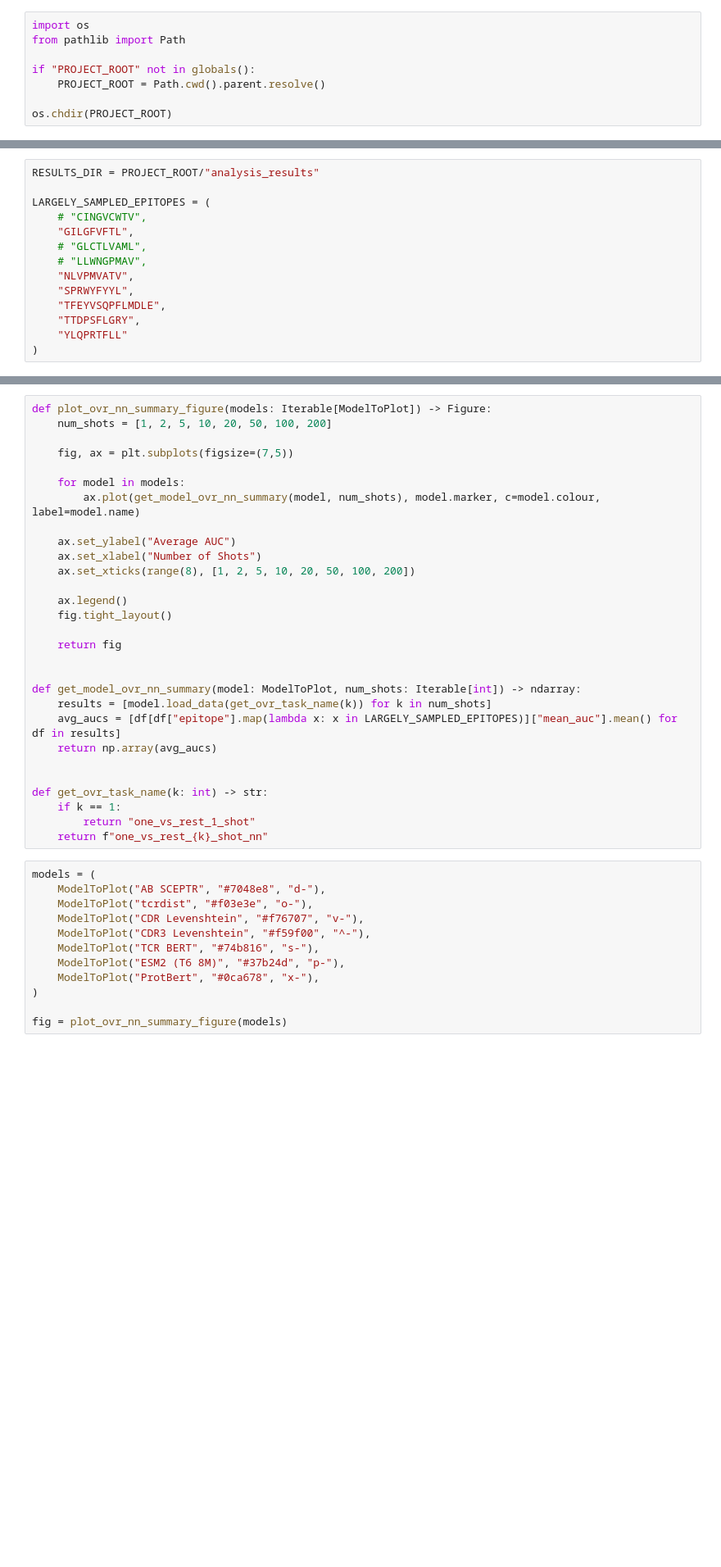
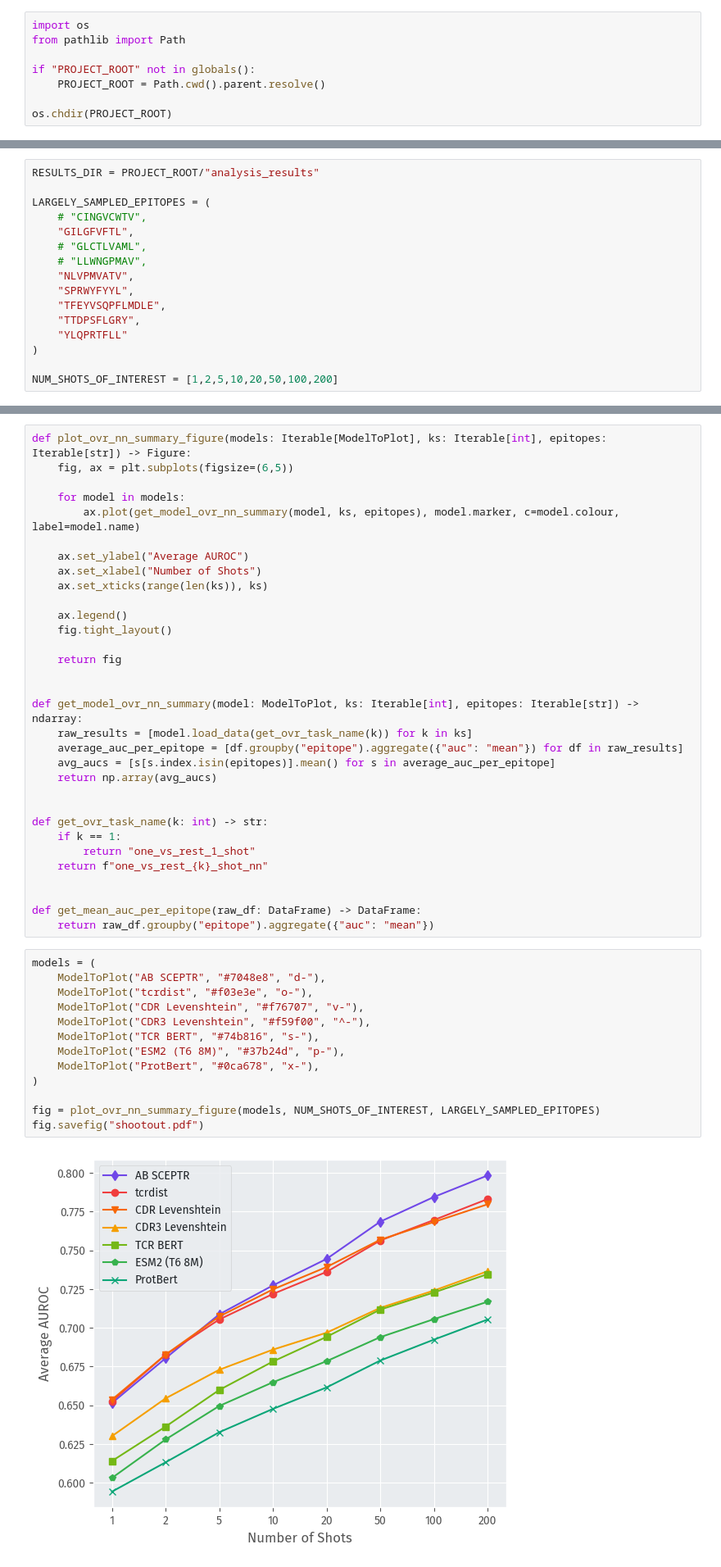
Before and after one commit to yutanagano/sceptr_publication_analyses, a Jupyter notebook: notebooks/plot_generation.ipynb, the cells around one changed output, grey strips where cells are left out. Shown: that part at 82% size. Saved outputs shown, nothing was run; the diff lists cells and outputs as text; blank space fills up the shorter version.

Commit message:
Updated figure generation

```diff
--- a/notebooks/plot_generation.ipynb
+++ b/notebooks/plot_generation.ipynb
@@ -32,6 +32,8 @@ LARGELY_SAMPLED_EPITOPES = (
     "TTDPSFLGRY",
     "YLQPRTFLL"
 )
+
+NUM_SHOTS_OF_INTEREST = [1,2,5,10,20,50,100,200]
 # %%
 class ModelToPlot:
     def __init__(self, model_name: str, colour: str, marker: str) -> None:
@@ -49,17 +51,15 @@ class ModelToPlot:
             epc = EditPenaltyCollection.from_save(f)
         return EditPenaltyCollectionAnalyser(epc)
 # %%
-def plot_ovr_nn_summary_figure(models: Iterable[ModelToPlot]) -> Figure:
-    num_shots = [1, 2, 5, 10, 20, 50, 100, 200]
-
-    fig, ax = plt.subplots(figsize=(7,5))
+def plot_ovr_nn_summary_figure(models: Iterable[ModelToPlot], ks: Iterable[int], epitopes: Iterable[str]) -> Figure:
+    fig, ax = plt.subplots(figsize=(6,5))
 
     for model in models:
-        ax.plot(get_model_ovr_nn_summary(model, num_shots), model.marker, c=model.colour, label=model.name)
+        ax.plot(get_model_ovr_nn_summary(model, ks, epitopes), model.marker, c=model.colour, label=model.name)
 
-    ax.set_ylabel("Average AUC")
+    ax.set_ylabel("Average AUROC")
     ax.set_xlabel("Number of Shots")
-    ax.set_xticks(range(8), [1, 2, 5, 10, 20, 50, 100, 200])
+    ax.set_xticks(range(len(ks)), ks)
 
     ax.legend()
     fig.tight_layout()
@@ -67,9 +67,10 @@ def plot_ovr_nn_summary_figure(models: Iterable[ModelToPlot]) -> Figure:
     return fig
 
 
-def get_model_ovr_nn_summary(model: ModelToPlot, num_shots: Iterable[int]) -> ndarray:
-    results = [model.load_data(get_ovr_task_name(k)) for k in num_shots]
-    avg_aucs = [df[df["epitope"].map(lambda x: x in LARGELY_SAMPLED_EPITOPES)]["mean_auc"].mean() for df in results]
+def get_model_ovr_nn_summary(model: ModelToPlot, ks: Iterable[int], epitopes: Iterable[str]) -> ndarray:
+    raw_results = [model.load_data(get_ovr_task_name(k)) for k in ks]
+    average_auc_per_epitope = [df.groupby("epitope").aggregate({"auc": "mean"}) for df in raw_results]
+    avg_aucs = [s[s.index.isin(epitopes)].mean() for s in average_auc_per_epitope]
     return np.array(avg_aucs)
 
 
@@ -77,18 +78,25 @@ def get_ovr_task_name(k: int) -> str:
     if k == 1:
         return "one_vs_rest_1_shot"
     return f"one_vs_rest_{k}_shot_nn"
+
+
+def get_mean_auc_per_epitope(raw_df: DataFrame) -> DataFrame:
+    return raw_df.groupby("epitope").aggregate({"auc": "mean"})
 # %%
 models = (
     ModelToPlot("AB SCEPTR", "#7048e8", "d-"),
     ModelToPlot("tcrdist", "#f03e3e", "o-"),
     ModelToPlot("CDR Levenshtein", "#f76707", "v-"),
     ModelToPlot("CDR3 Levenshtein", "#f59f00", "^-"),
     ModelToPlot("TCR BERT", "#74b816", "s-"),
     ModelToPlot("ESM2 (T6 8M)", "#37b24d", "p-"),
     ModelToPlot("ProtBert", "#0ca678", "x-"),
 )
 
-fig = plot_ovr_nn_summary_figure(models)
+fig = plot_ovr_nn_summary_figure(models, NUM_SHOTS_OF_INTEREST, LARGELY_SAMPLED_EPITOPES)
+fig.savefig("shootout.pdf")
+# %% [output]
+[figure, added]
 # %%
 models = (
     ModelToPlot("AB SCEPTR", "#7048e8", "-"),
```
Also changed, not shown: parts of 10 cells of this notebook.
